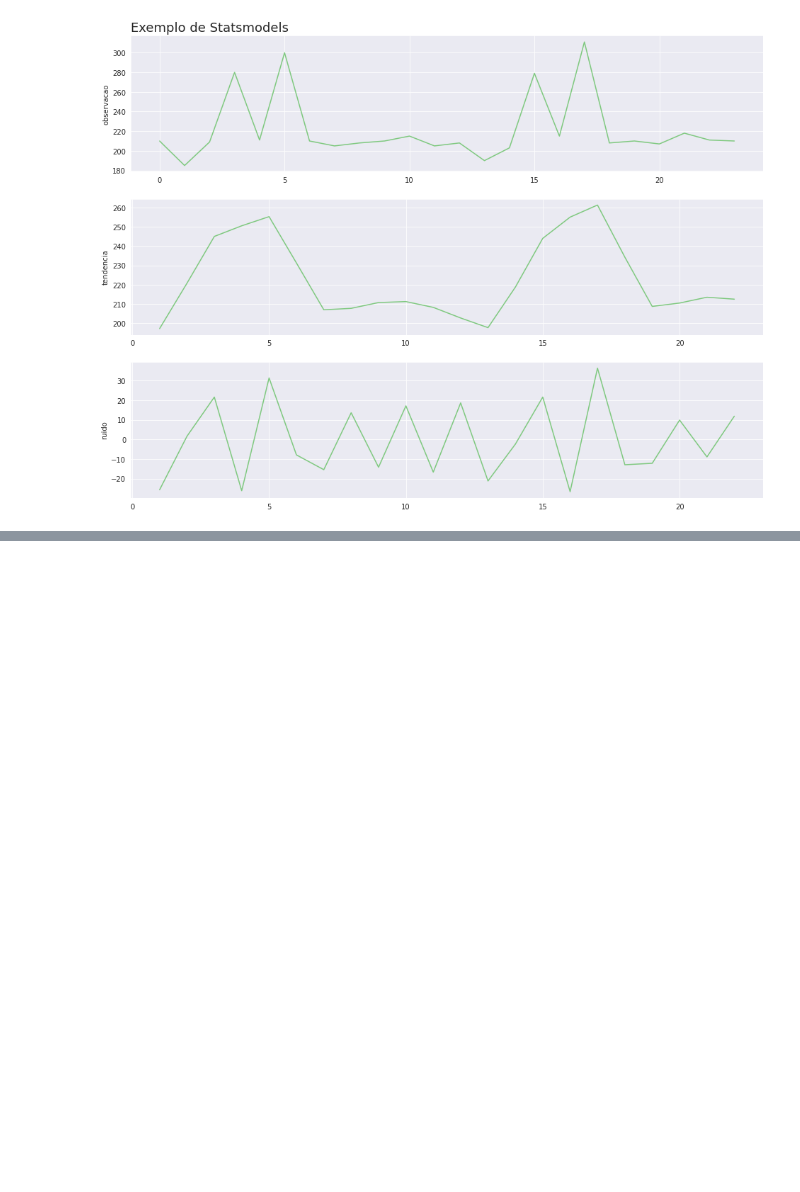
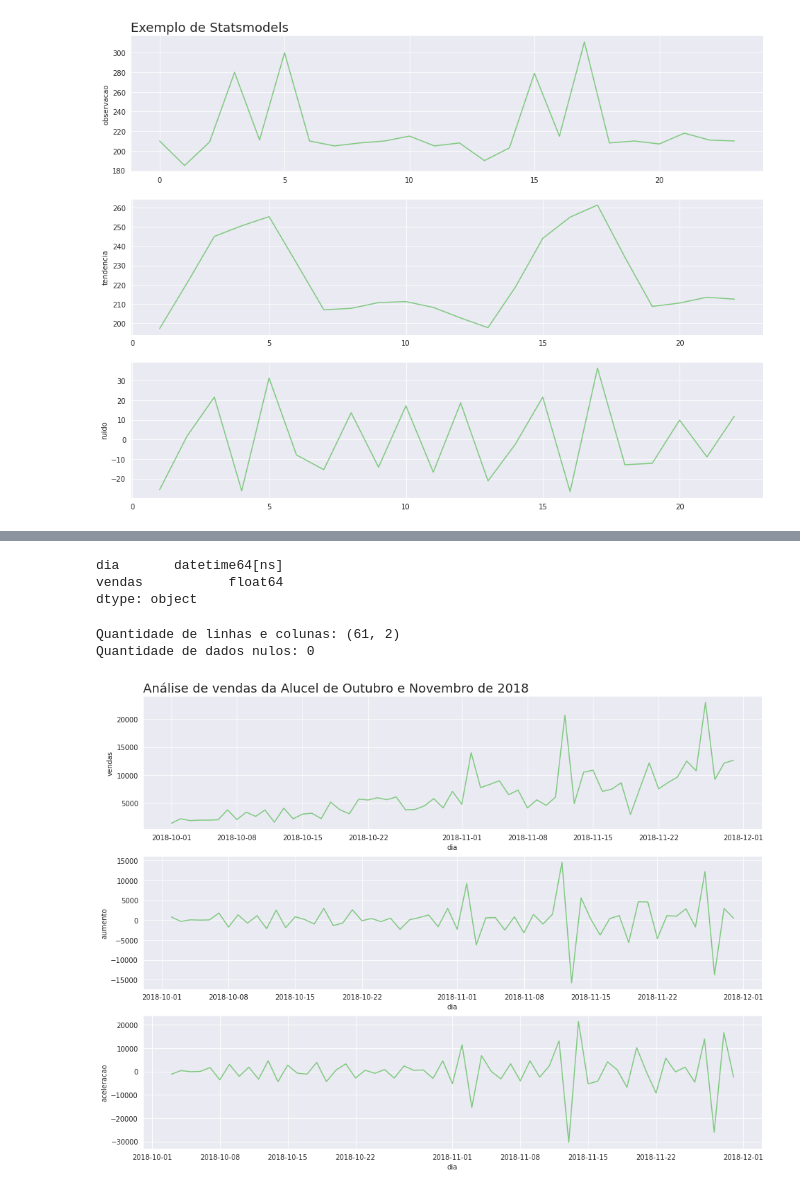
Before and after one commit to erikamarchi/data-science-introducao-a-analise-de-series-temporais, a Jupyter notebook: SeriesTemporais.ipynb, the cells around one changed output, grey strips where cells are left out. Cells and saved outputs as stored; diff of their text form; code cells hidden in the pictures; blank space fills up the shorter version.

Commit message:
Analisa ruídos nos dados de vendas de celulares

```diff
--- a/SeriesTemporais.ipynb
+++ b/SeriesTemporais.ipynb
@@ -461,0 +464,3 @@ plot_comparacao(resultado.index, 'observacao', 'tendencia', 'ruido', resultado,
+# %%
+alucel = pd.read_csv('alucel.csv')
+alucel.head()
@@ -461,0 +474,13 @@ plot_comparacao(resultado.index, 'observacao', 'tendencia', 'ruido', resultado,
+# %%
+alucel['dia'] = pd.to_datetime(alucel['dia'])
+alucel.dtypes
+# %% [output]
+dia       datetime64[ns]
+vendas           float64
+dtype: object
+# %%
+print('Quantidade de linhas e colunas:', alucel.shape)
+print('Quantidade de dados nulos:', alucel.isna().sum().sum())
+# %% [output]
+Quantidade de linhas e colunas: (61, 2)
+Quantidade de dados nulos: 0
@@ -461,0 +490,4 @@ plot_comparacao(resultado.index, 'observacao', 'tendencia', 'ruido', resultado,
+# %%
+plot_comparacao('dia', 'vendas', 'aumento', 'aceleracao', alucel, 'Análise de vendas da Alucel de Outubro e Novembro de 2018')
+# %% [output]
+[figure, added]
```
Also changed, not shown: parts of 3 cells of this notebook.
